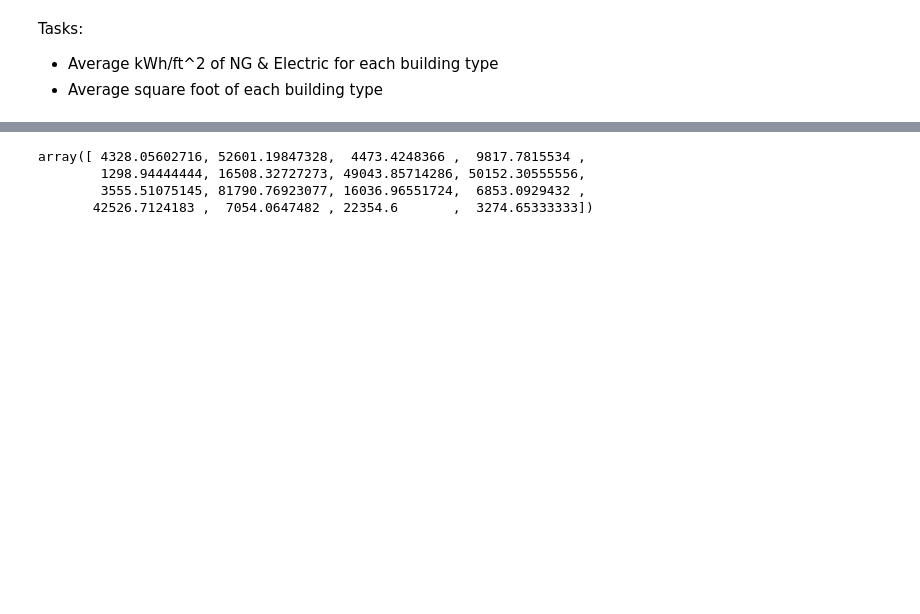
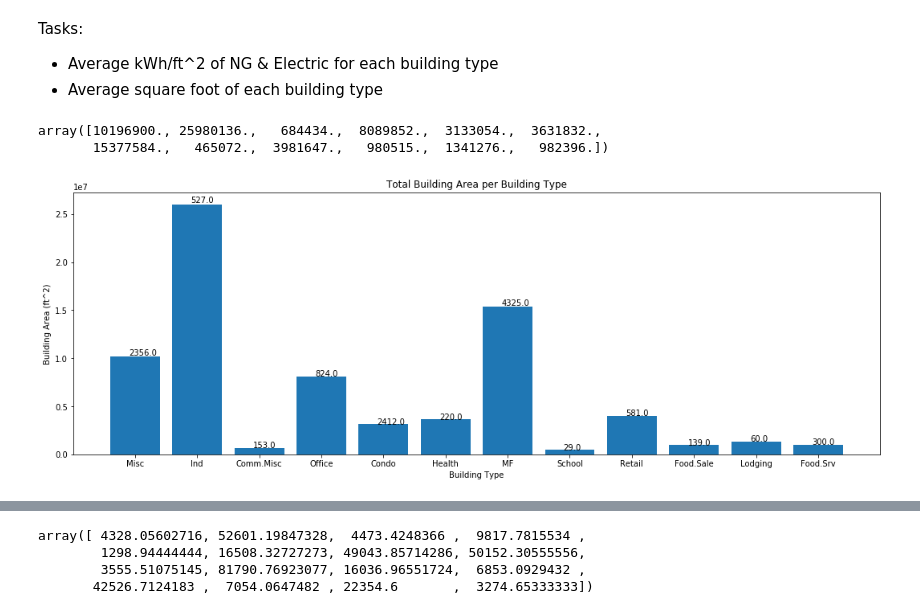
Before and after one commit to BuildingDecarb/URAP_2020, a Jupyter notebook: Buildings_FRE_TUL/Buildings.ipynb, the cells around one changed output, grey strips where cells are left out. Cells and saved outputs as stored; diff of their text form; code cells hidden in the pictures; blank space fills up the shorter version.

```diff
--- a/Buildings_FRE_TUL/Buildings.ipynb
+++ b/Buildings_FRE_TUL/Buildings.ipynb
@@ -9,6 +20,35 @@ TUL_raw = pd.read_csv("TUL2016_Dan_kelvin.csv")
 Tasks:
 - Average kWh/ft^2 of NG & Electric for each building type
 - Average square foot of each building type
+# %%
+#Calculate the total "statistic" for each building type
+def total_statistic_per_bldgtype(csv, building_type, statistic, ylabel, title):
+    from matplotlib.pyplot import figure
+    total_datas = np.array([], dtype=np.float64)
+    building_counts = np.array([], dtype=np.float64)
+
+
+    for i in range(csv[building_type].unique().size):
+        bldgtype = csv[building_type].unique()[i]
+
+        total_data = csv[csv[building_type]==bldgtype][statistic].sum(skipna=True)
+        building_count_data = csv[csv[building_type]==bldgtype][statistic].count()
+        total_datas = np.append(total_datas, total_data)
+        building_counts = np.append(building_counts, building_count_data)
+
+    figure(figsize=(18, 6))
+    plt.title(title)
+    plt.xlabel("Building Type")
+    plt.ylabel(ylabel)
+    bars = plt.bar(csv[building_type].unique(), total_datas)
+
+    i = 0
+    for bar in bars:
+        yval = bar.get_height()
+        plt.text(bar.get_x()+0.3, yval + (yval*0.01), str(building_counts[i]))# + " Buildings")
+        i += 1
+
+    return total_datas
 # %%
 #Calculate the average "statistic" for each building type
 def avg_statistic_per_bldgtype(csv, building_type, statistic, ylabel, title):
@@ -39,3 +81,9 @@ def avg_statistic_per_bldgtype(csv, building_type, statistic, ylabel, title):
+# %%
+total_statistic_per_bldgtype(TUL_raw, 'TYPE', 'BLDGAREA', 'Building Area (ft^2)', 'Total Building Area per Building Type')
+# %% [output]
+array([10196900., 25980136.,   684434.,  8089852.,  3133054.,  3631832.,
+       15377584.,   465072.,  3981647.,   980515.,  1341276.,   982396.])
+[figure, added]
 # %%
 avg_statistic_per_bldgtype(TUL_raw, 'TYPE', 'BLDGAREA', 'Building Area (ft^2)', 'Average Building Area per Building Type in Tulare')
 # %% [output]
```
Also changed, not shown: parts of 26 cells of this notebook.
